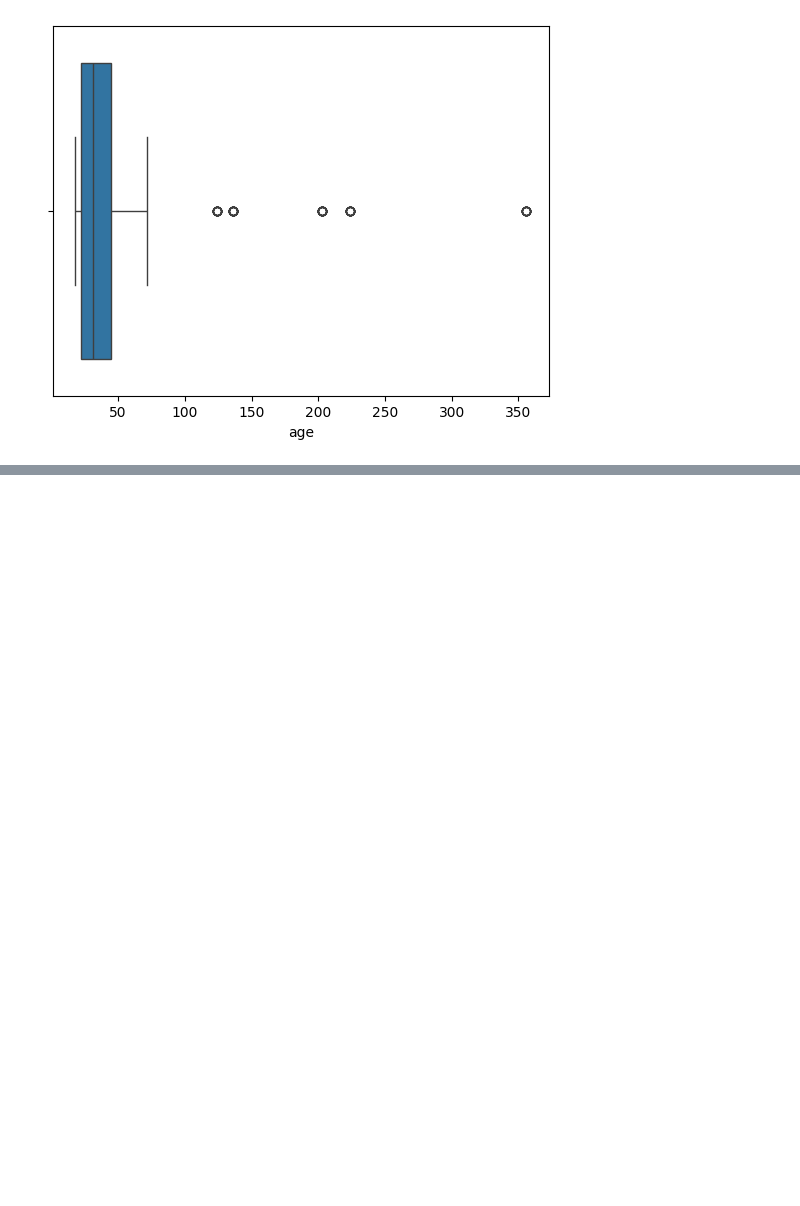
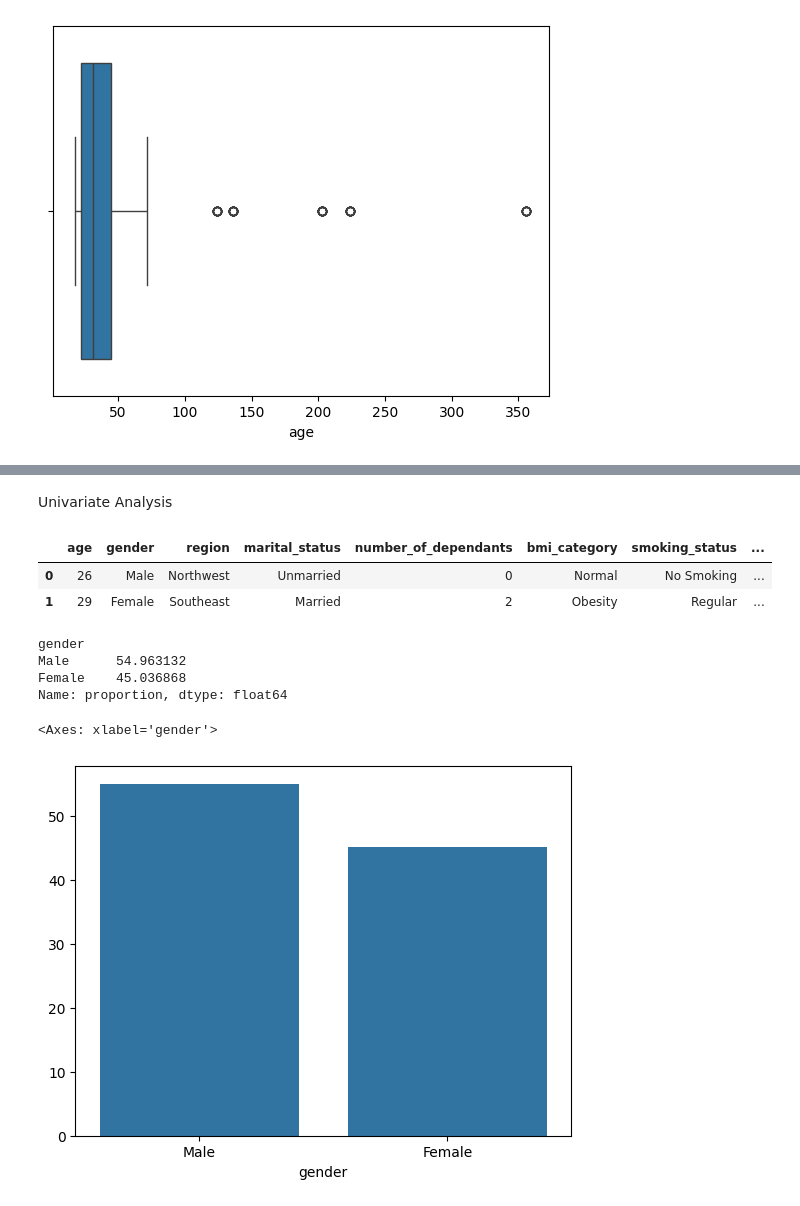
Before and after one commit to malviynjali11/HealthCare-Premium-ML-Regression-Project, a Jupyter notebook: main.ipynb, the cells around one changed output, grey strips where cells are left out. Saved outputs shown, nothing was run; the diff lists cells and outputs as text; code cells hidden in the pictures; blank space fills up the shorter version.

```diff
--- a/main.ipynb
+++ b/main.ipynb
@@ -175,0 +306,8 @@ plt.show()
+# %%
+df2['smoking_status'].replace({
+    'Not Smoking': 'No Smoking',
+    'Does Not Smoke': 'No Smoking',
+    'Smoking=0': 'No Smoking'
+}, inplace=True)
+
+df2['smoking_status'].unique()
@@ -175,0 +322,21 @@ plt.show()
+# %% [markdown]
+Univariate Analysis
+# %%
+df2.head(2)
+# %% [output]
+|  | age | gender | region | marital_status | number_of_dependants | bmi_category | smoking_status | ... |
+| 0 | 26 | Male | Northwest | Unmarried | 0 | Normal | No Smoking | ... |
+| 1 | 29 | Female | Southeast | Married | 2 | Obesity | Regular | ... |
+# %%
+pct_count = df2['gender'].value_counts(normalize=True)*100
+pct_count
+# %% [output]
+gender
+Male      54.963132
+Female    45.036868
+Name: proportion, dtype: float64
+# %%
+sns.barplot(x=pct_count.index, y=pct_count.values)
+# %% [output]
+<Axes: xlabel='gender'>
+[figure, added]
```
Also changed, not shown: parts of 25 cells of this notebook.
